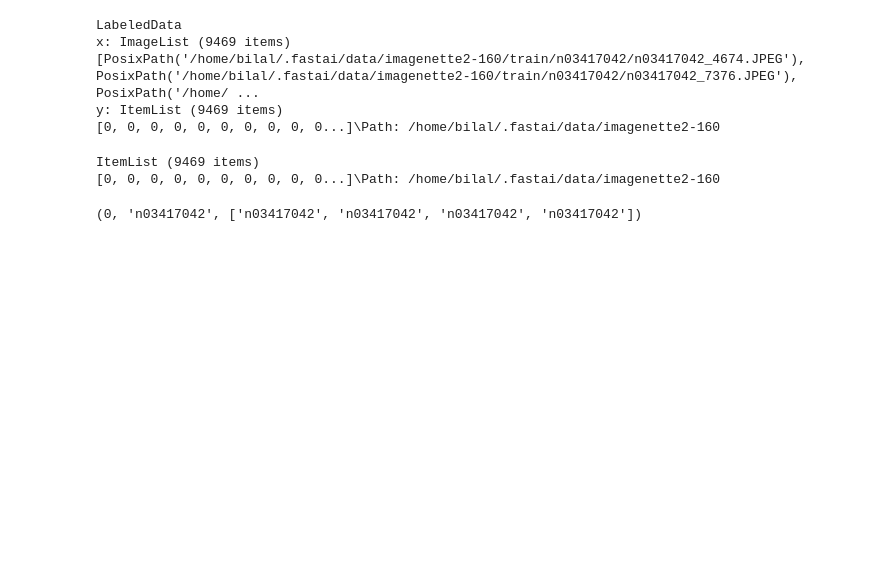
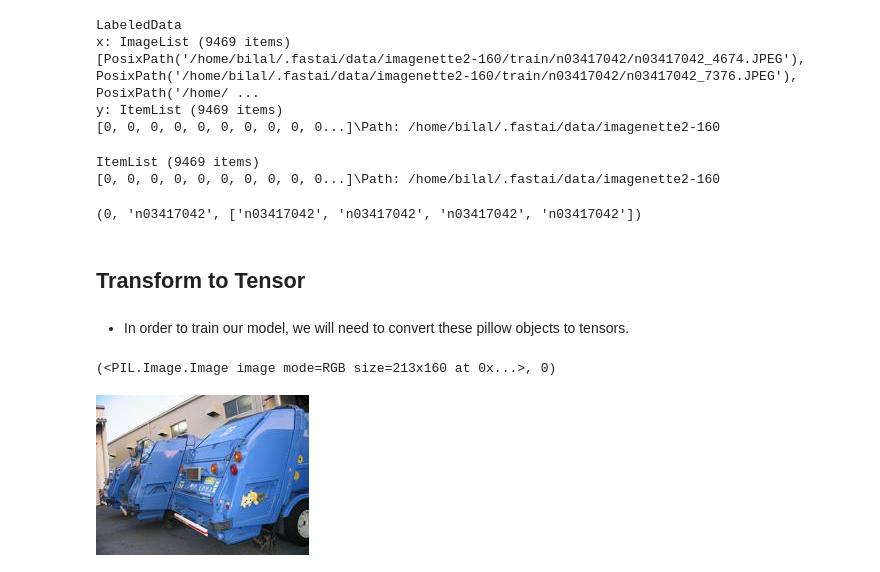
Before and after one commit to bachaudhry/fastai_test_implement, a Jupyter notebook: pytorch_NN_mechanics/Datablock_API.ipynb, the cells around one changed output. Saved outputs shown, nothing was run; the diff lists cells and outputs as text; code cells hidden in the pictures; blank space fills up the shorter version.

```diff
--- a/pytorch_NN_mechanics/Datablock_API.ipynb
+++ b/pytorch_NN_mechanics/Datablock_API.ipynb
@@ -474,3 +474,17 @@ ItemList (9469 items)
 ll.train.y.items[0], ll.train.y_obj(0), ll.train.y_obj(slice(4))
 # %% [output]
 (0, 'n03417042', ['n03417042', 'n03417042', 'n03417042', 'n03417042'])
+# %% [markdown]
+## Transform to Tensor
+# %% [markdown]
+- In order to train our model, we will need to convert these pillow objects to tensors.
+# %%
+# Getting the fist item, or x, of the tuple
+ll.train[0]
+# %% [output]
+(<PIL.Image.Image image mode=RGB size=213x160 at 0x...>, 0)
+# %%
+# Now the second item
+ll.train[0][0]
+# %% [output]
+[figure, added]
```
Also changed, not shown: parts of 6 cells of this notebook.
